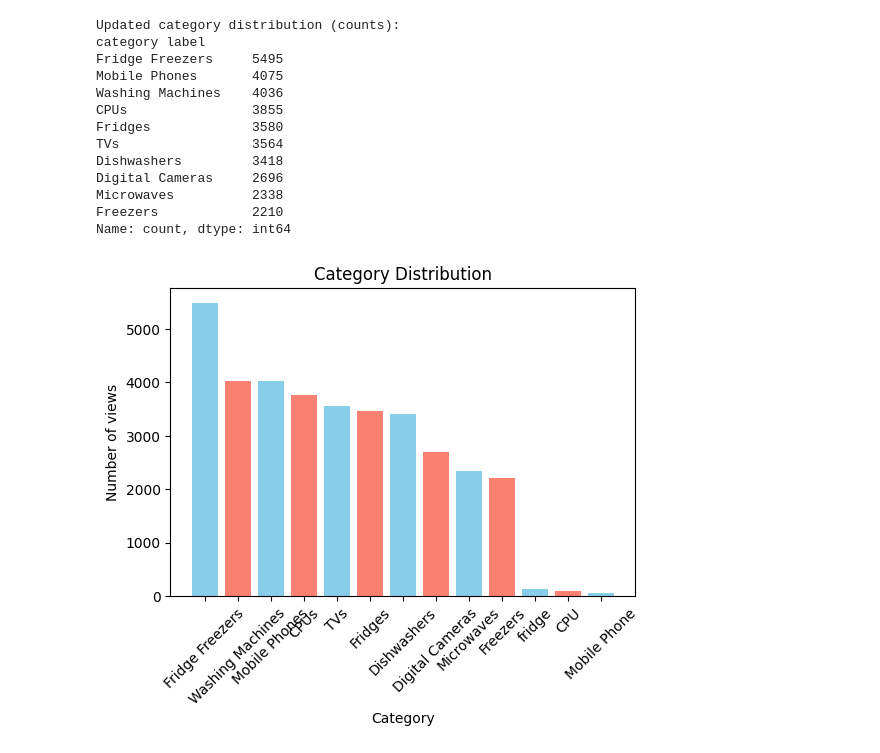
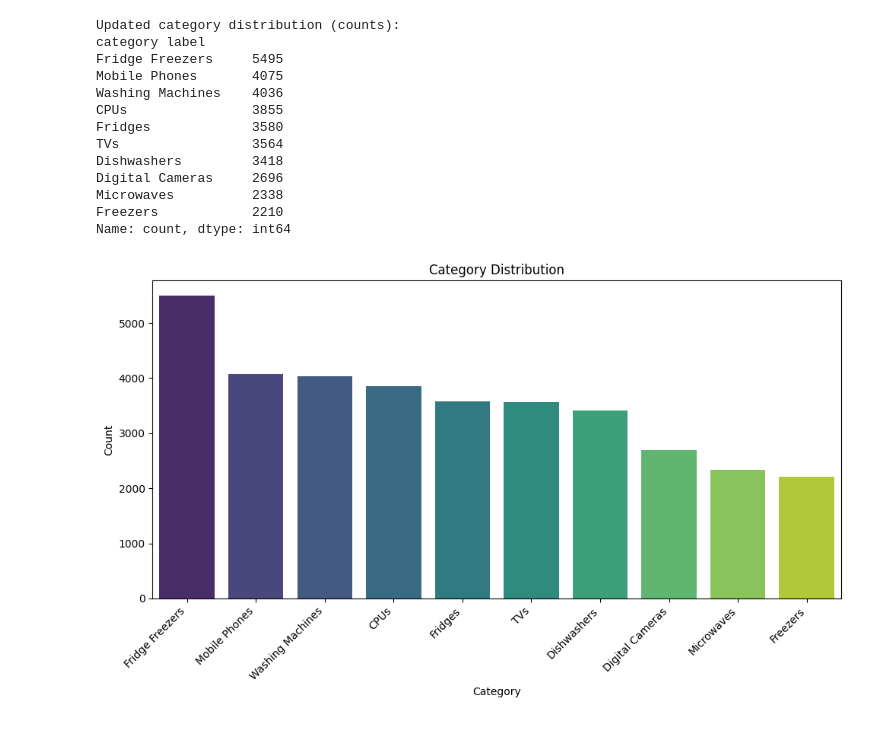
Before and after one commit to adamoana95/Predictia-categoriei-produsului-pe-baza-titlului, a Jupyter notebook: notebooks/predictia_categoriei_produsului.ipynb, the cells around one changed output. Saved outputs shown, nothing was run; the diff lists cells and outputs as text; code cells hidden in the pictures.

Commit message:
Extragerea informatiilor din product title

```diff
--- a/notebooks/predictia_categoriei_produsului.ipynb
+++ b/notebooks/predictia_categoriei_produsului.ipynb
@@ -124,18 +124,20 @@ Digital Cameras     2696
 Microwaves          2338
 Freezers            2210
 Name: count, dtype: int64
-# %%
-from pandas.core.indexes import category
-# Plot category distribution
-import seaborn as sns
-import matplotlib.pyplot as plt
-
-plt.figure(figsize=(6, 4))
-plt.bar(category_counts.index, category_counts.values, color=['skyblue', 'salmon'])
-plt.title("Category Distribution")
-plt.xlabel("Category")
-plt.xticks(rotation=45)
-plt.ylabel("Number of views")
-plt.show()
-# %% [output]
-[figure, removed]
+# %%
+import seaborn as sns
+import matplotlib.pyplot as plt
+
+# Recalculate category_counts after mapping
+category_counts = df['category label'].value_counts()
+
+plt.figure(figsize=(10, 6)) # Increased figure size for better readability
+sns.barplot(x=category_counts.index, y=category_counts.values, palette='viridis', hue=category_counts.index, legend=False) # Using seaborn barplot for better aesthetics
+plt.title("Category Distribution")
+plt.xlabel("Category")
+plt.xticks(rotation=45, ha='right') # Rotate labels for better readability and align to the right
+plt.ylabel("Count") # Changed y-label from 'Number of views' to 'Count' as it's showing the count of categories
+plt.tight_layout() # Adjust layout to prevent labels from being cut off
+plt.show()
+# %% [output]
+[figure, added]
```
Also changed, not shown: parts of 4 cells of this notebook.
